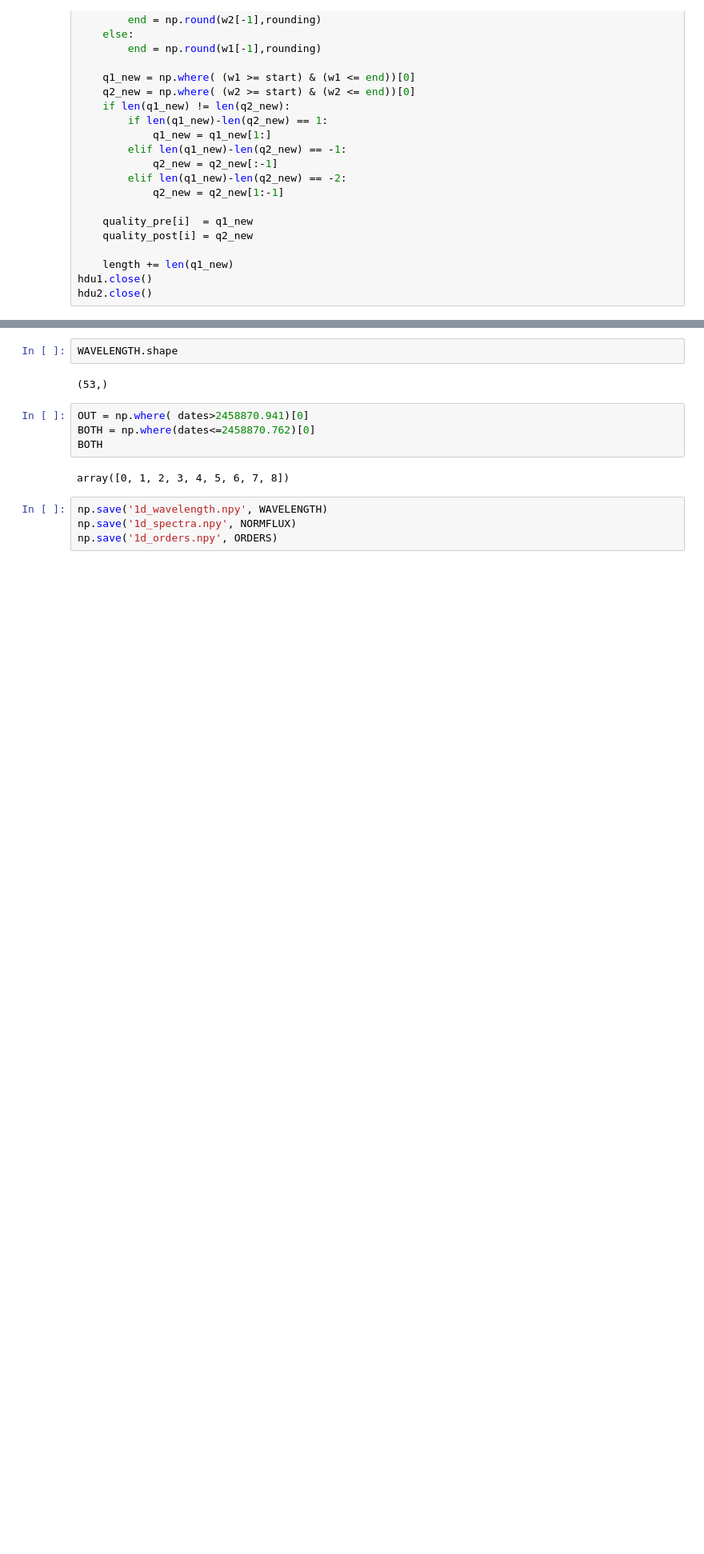
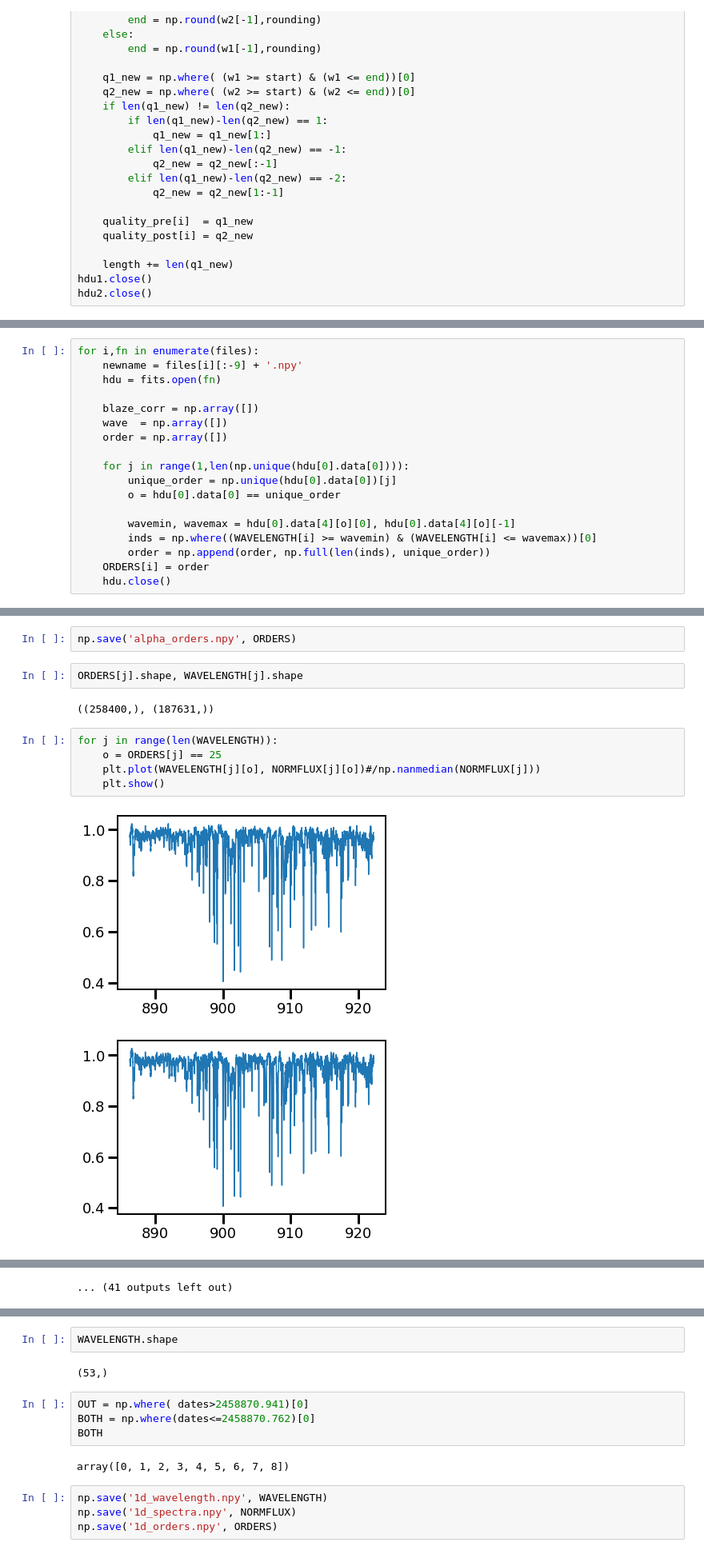
Before and after one commit to afeinstein20/doppler_tomography, a Jupyter notebook: opera_transfer_fits.ipynb, the cells around one changed output, grey strips where cells are left out. Shown at 80% size. Cells and saved outputs as stored; diff of their text form; blank space fills up the shorter version.

```diff
--- a/opera_transfer_fits.ipynb
+++ b/opera_transfer_fits.ipynb
@@ -219,0 +264,18 @@ plt.ylim(0.5,1.1)
+# %%
+for i,fn in enumerate(files):
+    newname = files[i][:-9] + '.npy'
+    hdu = fits.open(fn)
+
+    blaze_corr = np.array([])
+    wave  = np.array([])
+    order = np.array([])
+
+    for j in range(1,len(np.unique(hdu[0].data[0]))):
+        unique_order = np.unique(hdu[0].data[0])[j]
+        o = hdu[0].data[0] == unique_order
+
+        wavemin, wavemax = hdu[0].data[4][o][0], hdu[0].data[4][o][-1]
+        inds = np.where((WAVELENGTH[i] >= wavemin) & (WAVELENGTH[i] <= wavemax))[0]
+        order = np.append(order, np.full(len(inds), unique_order))
+    ORDERS[i] = order
+    hdu.close()
@@ -219,0 +286,14 @@ plt.ylim(0.5,1.1)
+# %%
+np.save('alpha_orders.npy', ORDERS)
+# %%
+ORDERS[j].shape, WAVELENGTH[j].shape
+# %% [output]
+((258400,), (187631,))
+# %%
+for j in range(len(WAVELENGTH)):
+    o = ORDERS[j] == 25
+    plt.plot(WAVELENGTH[j][o], NORMFLUX[j][o])#/np.nanmedian(NORMFLUX[j]))
+    plt.show()
+# %% [output]
+[figure, added]
+[figure, added]
@@ -219,0 +310 @@ plt.ylim(0.5,1.1)
+... (41 outputs left out)
```
Also changed, not shown: parts of 17 cells of this notebook, 1 other file.
